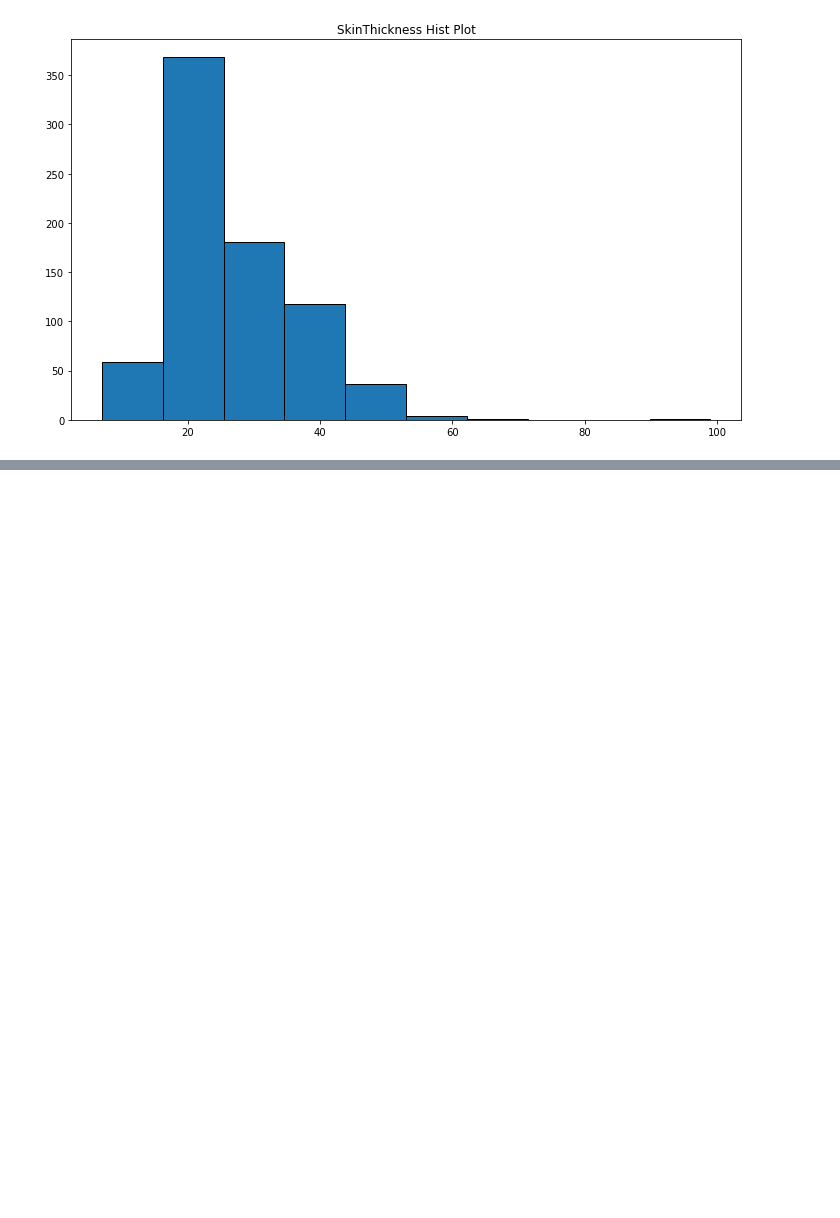
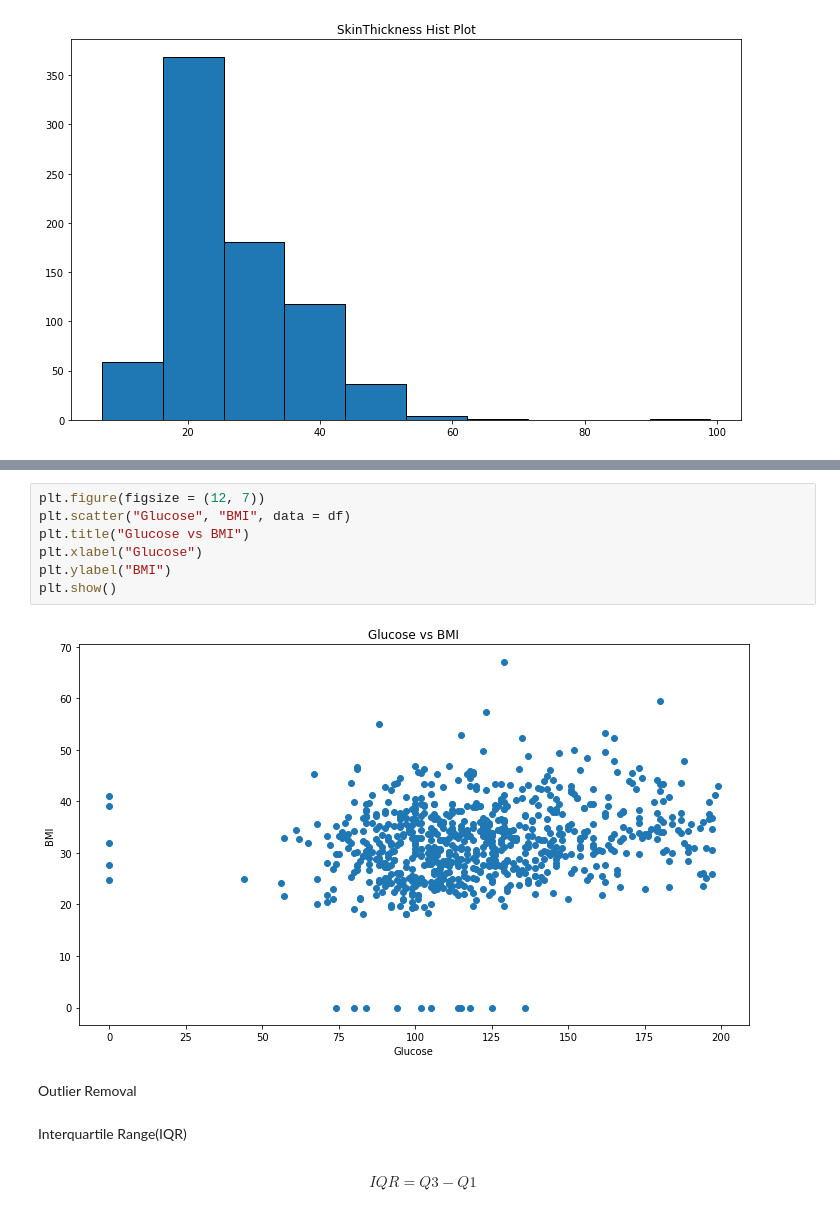
Before and after one commit to shamirchulliyan/Logistic-Regression, a Jupyter notebook: Diabetes.ipynb, the cells around one changed output, grey strips where cells are left out. Cells and saved outputs as stored; diff of their text form; blank space fills up the shorter version.

```diff
--- a/Diabetes.ipynb
+++ b/Diabetes.ipynb
@@ -36,0 +64,15 @@ plt.show()
+# %%
+plt.figure(figsize = (12, 7))
+plt.scatter("Glucose", "BMI", data = df)
+plt.title("Glucose vs BMI")
+plt.xlabel("Glucose")
+plt.ylabel("BMI")
+plt.show()
+# %% [output]
+[figure, added]
+# %% [markdown]
+Outlier Removal
+# %% [markdown]
+Interquartile Range(IQR)
+# %% [markdown]
+$$IQR = Q3 - Q1$$
```
Also changed, not shown: parts of 5 cells of this notebook.
